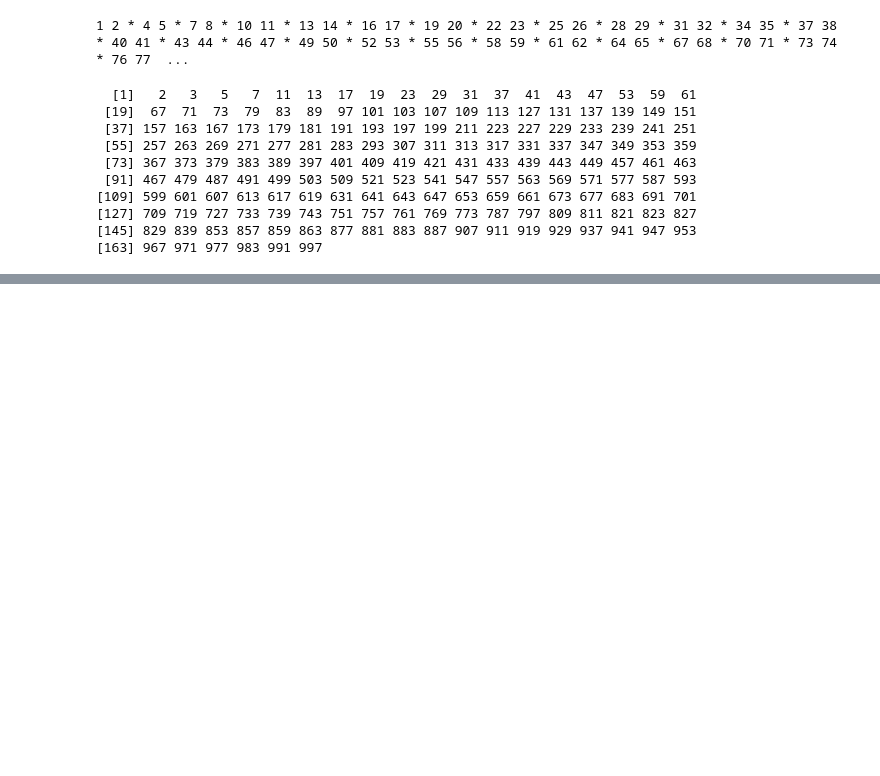
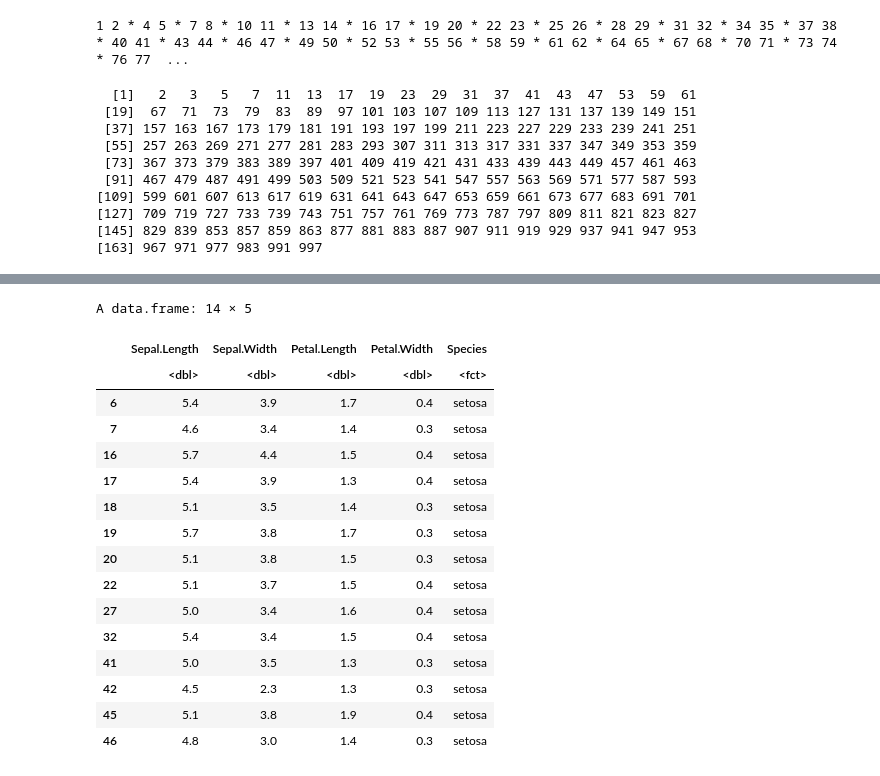
Before and after one commit to layla-focalors/R_kernal, a Jupyter notebook: StydyR2.ipynb, the cells around one changed output, grey strips where cells are left out. Cells and saved outputs as stored; diff of their text form; code cells hidden in the pictures; blank space fills up the shorter version.

```diff
--- a/StydyR2.ipynb
+++ b/StydyR2.ipynb
@@ -1113,0 +1114,20 @@ A data.frame: 1 × 5
+# %%
+iris[iris['Petal.Width'] >= 0.3 & iris['Petal.Width'] <= 0.4, ]
+# %% [output]
+A data.frame: 14 × 5
+|  | Sepal.Length | Sepal.Width | Petal.Length | Petal.Width | Species |
+|  | <dbl> | <dbl> | <dbl> | <dbl> | <fct> |
+| 6 | 5.4 | 3.9 | 1.7 | 0.4 | setosa |
+| 7 | 4.6 | 3.4 | 1.4 | 0.3 | setosa |
+| 16 | 5.7 | 4.4 | 1.5 | 0.4 | setosa |
+| 17 | 5.4 | 3.9 | 1.3 | 0.4 | setosa |
+| 18 | 5.1 | 3.5 | 1.4 | 0.3 | setosa |
+| 19 | 5.7 | 3.8 | 1.7 | 0.3 | setosa |
+| 20 | 5.1 | 3.8 | 1.5 | 0.3 | setosa |
+| 22 | 5.1 | 3.7 | 1.5 | 0.4 | setosa |
+| 27 | 5.0 | 3.4 | 1.6 | 0.4 | setosa |
+| 32 | 5.4 | 3.4 | 1.5 | 0.4 | setosa |
+| 41 | 5.0 | 3.5 | 1.3 | 0.3 | setosa |
+| 42 | 4.5 | 2.3 | 1.3 | 0.3 | setosa |
+| 45 | 5.1 | 3.8 | 1.9 | 0.4 | setosa |
+| 46 | 4.8 | 3.0 | 1.4 | 0.3 | setosa |
```
Also changed, not shown: parts of 26 cells of this notebook.
